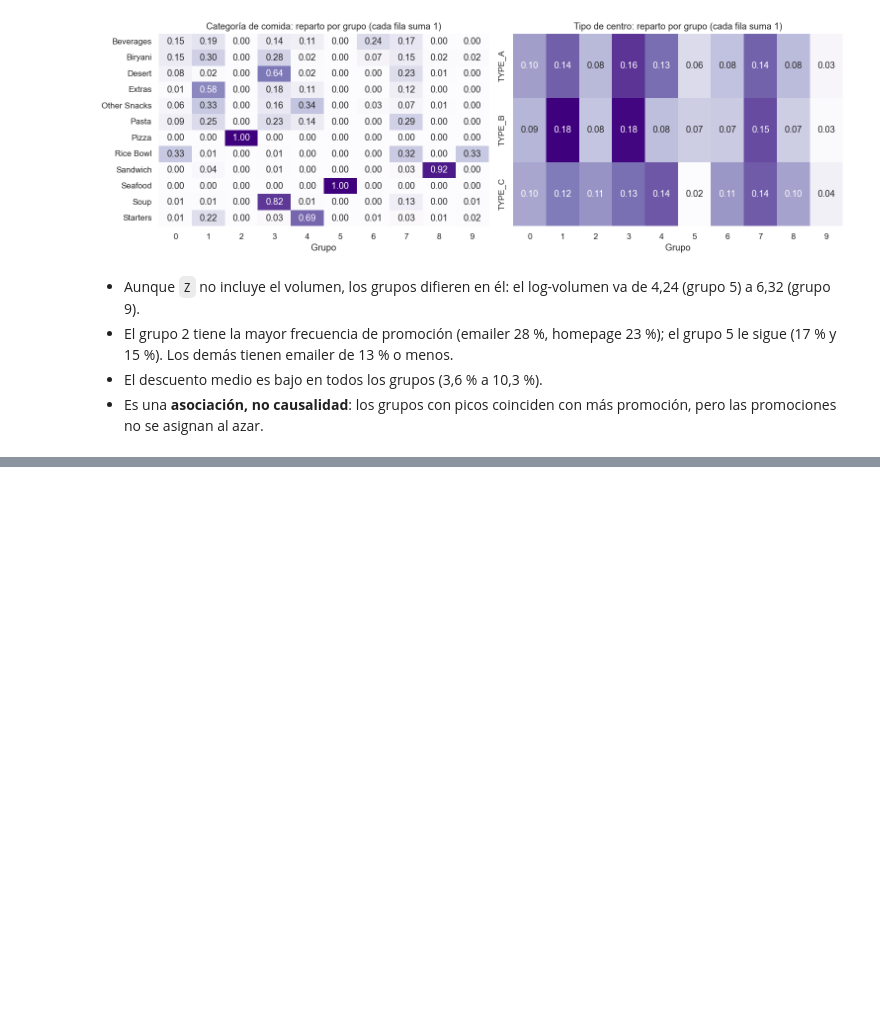
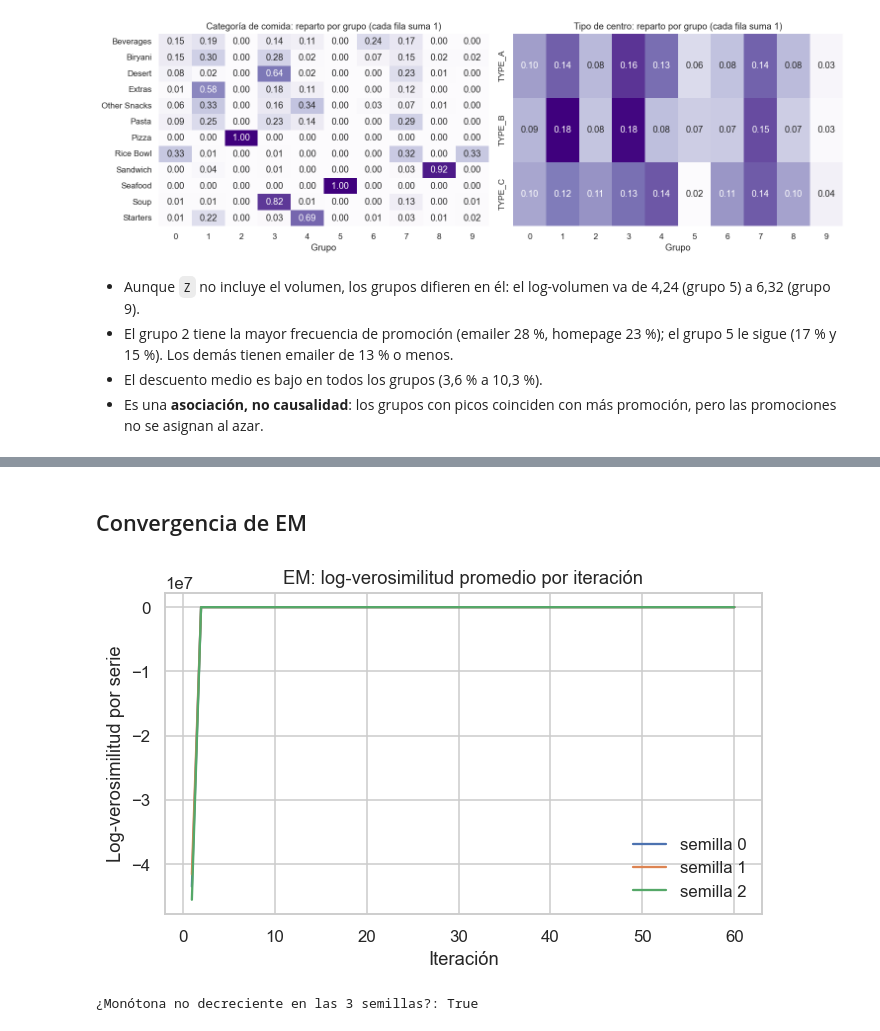
Before and after one commit to lauratorres250922-debug/Food-demand-forecasting-, a Jupyter notebook: Notebook/FoodDemand.ipynb, the cells around one changed output, grey strips where cells are left out. Drawn from its saved outputs; the diff is of its cells as text; code cells hidden in the pictures; blank space fills up the shorter version.

```diff
--- a/Notebook/FoodDemand.ipynb
+++ b/Notebook/FoodDemand.ipynb
@@ -953,0 +1025,22 @@ savefig("05_kmeans_composicion")
+# %% [markdown]
+## Convergencia de EM
+# %%
+# (a) Trayectoria de EM: log-verosimilitud (cota) por iteración, para tres semillas.
+#     Se re-ajusta con max_iter = 1, 2, ... desde la misma inicialización (determinista con la semilla).
+traj = {}
+with warnings.catch_warnings():
+    warnings.simplefilter("ignore", category=ConvergenceWarning)
+    for s in (0, 1, 2):
+        traj[s] = [GaussianMixture(K_GMM_SEL, covariance_type=COV_GMM, n_init=1, init_params="random_from_data",
+                                   max_iter=it, tol=0, random_state=s).fit(T).lower_bound_ for it in range(1, 61)]
+
+fig, ax = plt.subplots(figsize=(7, 3.8))
+for s, v in traj.items():
+    ax.plot(range(1, 61), v, label=f"semilla {s}")
+ax.set(title="EM: log-verosimilitud promedio por iteración", xlabel="Iteración", ylabel="Log-verosimilitud por serie")
+ax.legend(frameon=False)
+savefig("06_gmm_trayectoria_em")
+print("¿Monótona no decreciente en las 3 semillas?:", all(np.all(np.diff(v) >= -1e-6) for v in traj.values()))
+# %% [output]
+[figure, added]
+¿Monótona no decreciente en las 3 semillas?: True
```
Also changed, not shown: parts of 18 cells of this notebook, 11 other files.
